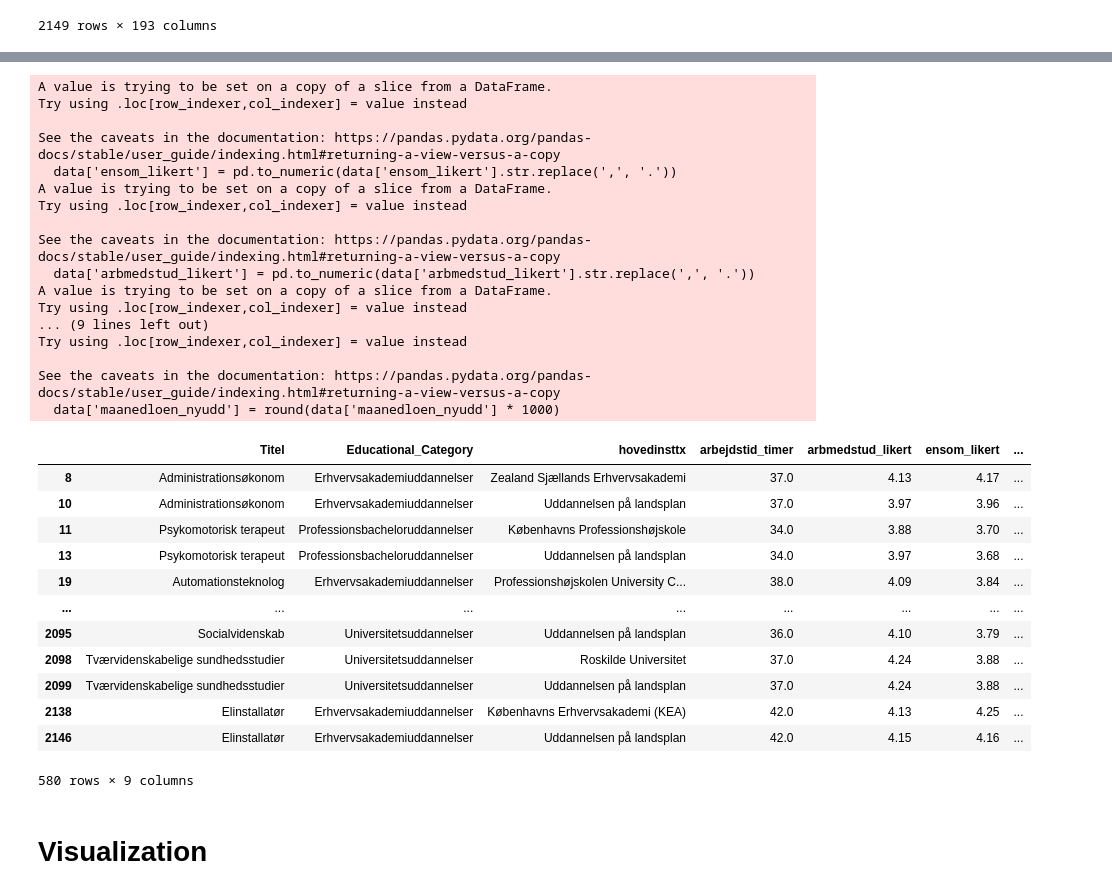
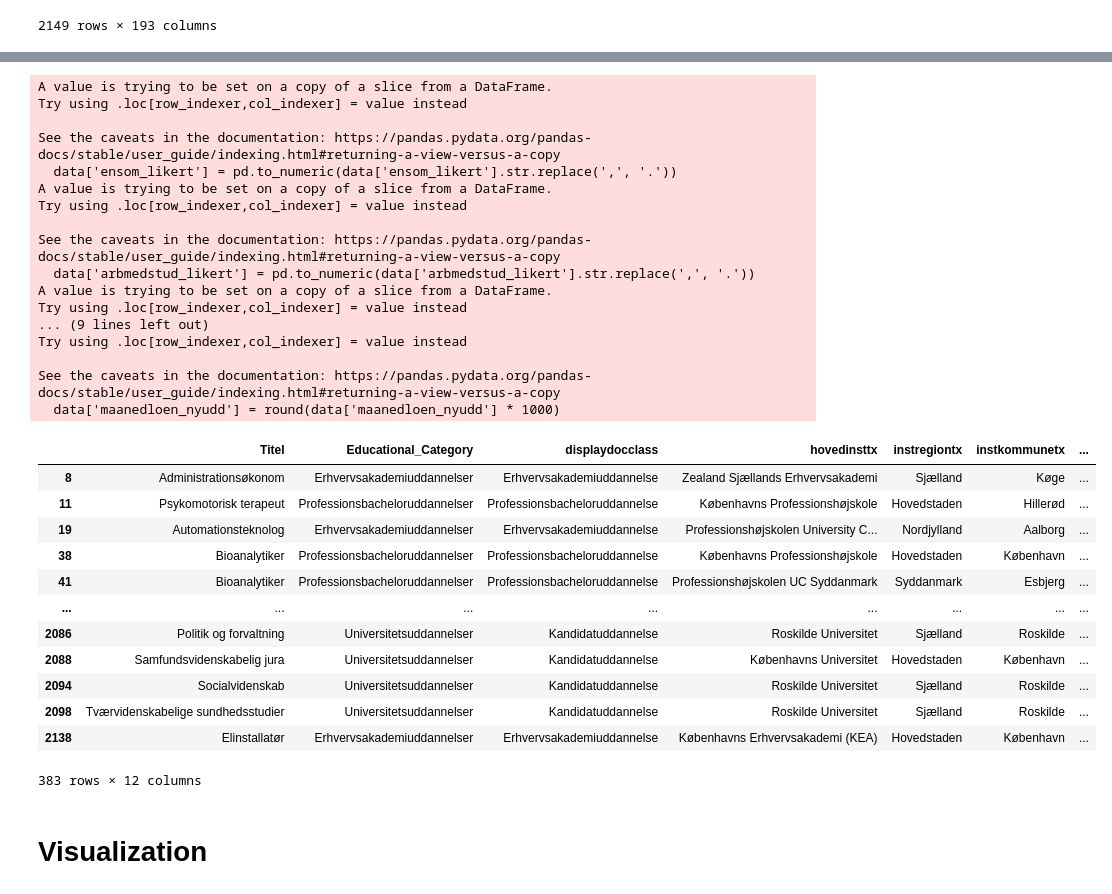
Before and after one commit to simon-mellergaard/datavis, a Jupyter notebook: Data/preprocessing.ipynb, the cells around one changed output, grey strips where cells are left out. Cells and saved outputs as stored; diff of their text form; code cells hidden in the pictures.

```diff
--- a/Data/preprocessing.ipynb
+++ b/Data/preprocessing.ipynb
@@ -75,62 +72,78 @@ hyppigste_statusaar
 hyppigste_n
 # %%
 cols = [
+    'udbud_id',
     'Titel',
     'Educational_Category',
+    'displaydocclass',
     'hovedinsttx',
+    'instregiontx',
+    'instkommunetx',
     'arbejdstid_timer',
     'arbmedstud_likert',
     'ensom_likert',
     'maanedloen_10aar',
     'maanedloen_nyudd',
-    'tidsforbrug_p50'
+    'tidsforbrug_p50',
 ]
 
 
 data = df_raw[cols]
 # Replace all , with . and convert to numeric
+
+
 data['ensom_likert'] = pd.to_numeric(data['ensom_likert'].str.replace(',', '.'))
 data['arbmedstud_likert'] = pd.to_numeric(data['arbmedstud_likert'].str.replace(',', '.'))
 data['tidsforbrug_p50'] = pd.to_numeric(data['tidsforbrug_p50'].str.replace(',', '.'))
 
 # multiply maanedloen_10aar and maanedloen_nyudd by 1000
 data['maanedloen_10aar'] = round(data['maanedloen_10aar'] * 1000)
 data['maanedloen_nyudd'] = round(data['maanedloen_nyudd'] * 1000)
 
+
+
+# Remove all udbud_id==999999, as this is the education on national level
+data_whole_edu = data[data['udbud_id'] == 999999]
+data = data[data['udbud_id'] != 999999]
+
+# Remove the udbud_id column
+data = data.drop(columns=['udbud_id'])
+
+data_na = data.copy()
 # Remove all rows with missing values
 data = data.dropna()
 data
 # %% [output]
 A value is trying to be set on a copy of a slice from a DataFrame.
 Try using .loc[row_indexer,col_indexer] = value instead
 
 See the caveats in the documentation: https://pandas.pydata.org/pandas-docs/stable/user_guide/indexing.html#returning-a-view-versus-a-copy
   data['ensom_likert'] = pd.to_numeric(data['ensom_likert'].str.replace(',', '.'))
 A value is trying to be set on a copy of a slice from a DataFrame.
 Try using .loc[row_indexer,col_indexer] = value instead
 
 See the caveats in the documentation: https://pandas.pydata.org/pandas-docs/stable/user_guide/indexing.html#returning-a-view-versus-a-copy
   data['arbmedstud_likert'] = pd.to_numeric(data['arbmedstud_likert'].str.replace(',', '.'))
 A value is trying to be set on a copy of a slice from a DataFrame.
 Try using .loc[row_indexer,col_indexer] = value instead
 ... (9 lines left out)
 Try using .loc[row_indexer,col_indexer] = value instead
 
 See the caveats in the documentation: https://pandas.pydata.org/pandas-docs/stable/user_guide/indexing.html#returning-a-view-versus-a-copy
   data['maanedloen_nyudd'] = round(data['maanedloen_nyudd'] * 1000)
-|  | Titel | Educational_Category | hovedinsttx | arbejdstid_timer | arbmedstud_likert | ensom_likert | ... |
-| 8 | Administrationsøkonom | Erhvervsakademiuddannelser | Zealand Sjællands Erhvervsakademi | 37.0 | 4.13 | 4.17 | ... |
-| 10 | Administrationsøkonom | Erhvervsakademiuddannelser | Uddannelsen på landsplan | 37.0 | 3.97 | 3.96 | ... |
-| 11 | Psykomotorisk terapeut | Professionsbacheloruddannelser | Københavns Professionshøjskole | 34.0 | 3.88 | 3.70 | ... |
-| 13 | Psykomotorisk terapeut | Professionsbacheloruddannelser | Uddannelsen på landsplan | 34.0 | 3.97 | 3.68 | ... |
-| 19 | Automationsteknolog | Erhvervsakademiuddannelser | Professionshøjskolen University C... | 38.0 | 4.09 | 3.84 | ... |
+|  | Titel | Educational_Category | displaydocclass | hovedinsttx | instregiontx | instkommunetx | ... |
+| 8 | Administrationsøkonom | Erhvervsakademiuddannelser | Erhvervsakademiuddannelse | Zealand Sjællands Erhvervsakademi | Sjælland | Køge | ... |
+| 11 | Psykomotorisk terapeut | Professionsbacheloruddannelser | Professionsbacheloruddannelse | Københavns Professionshøjskole | Hovedstaden | Hillerød | ... |
+| 19 | Automationsteknolog | Erhvervsakademiuddannelser | Erhvervsakademiuddannelse | Professionshøjskolen University C... | Nordjylland | Aalborg | ... |
+| 38 | Bioanalytiker | Professionsbacheloruddannelser | Professionsbacheloruddannelse | Københavns Professionshøjskole | Hovedstaden | København | ... |
+| 41 | Bioanalytiker | Professionsbacheloruddannelser | Professionsbacheloruddannelse | Professionshøjskolen UC Syddanmark | Syddanmark | Esbjerg | ... |
 | ... | ... | ... | ... | ... | ... | ... | ... |
-| 2095 | Socialvidenskab | Universitetsuddannelser | Uddannelsen på landsplan | 36.0 | 4.10 | 3.79 | ... |
-| 2098 | Tværvidenskabelige sundhedsstudier | Universitetsuddannelser | Roskilde Universitet | 37.0 | 4.24 | 3.88 | ... |
-| 2099 | Tværvidenskabelige sundhedsstudier | Universitetsuddannelser | Uddannelsen på landsplan | 37.0 | 4.24 | 3.88 | ... |
-| 2138 | Elinstallatør | Erhvervsakademiuddannelser | Københavns Erhvervsakademi (KEA) | 42.0 | 4.13 | 4.25 | ... |
-| 2146 | Elinstallatør | Erhvervsakademiuddannelser | Uddannelsen på landsplan | 42.0 | 4.15 | 4.16 | ... |
+| 2086 | Politik og forvaltning | Universitetsuddannelser | Kandidatuddannelse | Roskilde Universitet | Sjælland | Roskilde | ... |
+| 2088 | Samfundsvidenskabelig jura | Universitetsuddannelser | Kandidatuddannelse | Københavns Universitet | Hovedstaden | København | ... |
+| 2094 | Socialvidenskab | Universitetsuddannelser | Kandidatuddannelse | Roskilde Universitet | Sjælland | Roskilde | ... |
+| 2098 | Tværvidenskabelige sundhedsstudier | Universitetsuddannelser | Kandidatuddannelse | Roskilde Universitet | Sjælland | Roskilde | ... |
+| 2138 | Elinstallatør | Erhvervsakademiuddannelser | Erhvervsakademiuddannelse | Københavns Erhvervsakademi (KEA) | Hovedstaden | København | ... |
-580 rows × 9 columns
+383 rows × 12 columns
 # %% [markdown]
 # Visualization
 # %%
```
Also changed, not shown: parts of 12 cells of this notebook.
